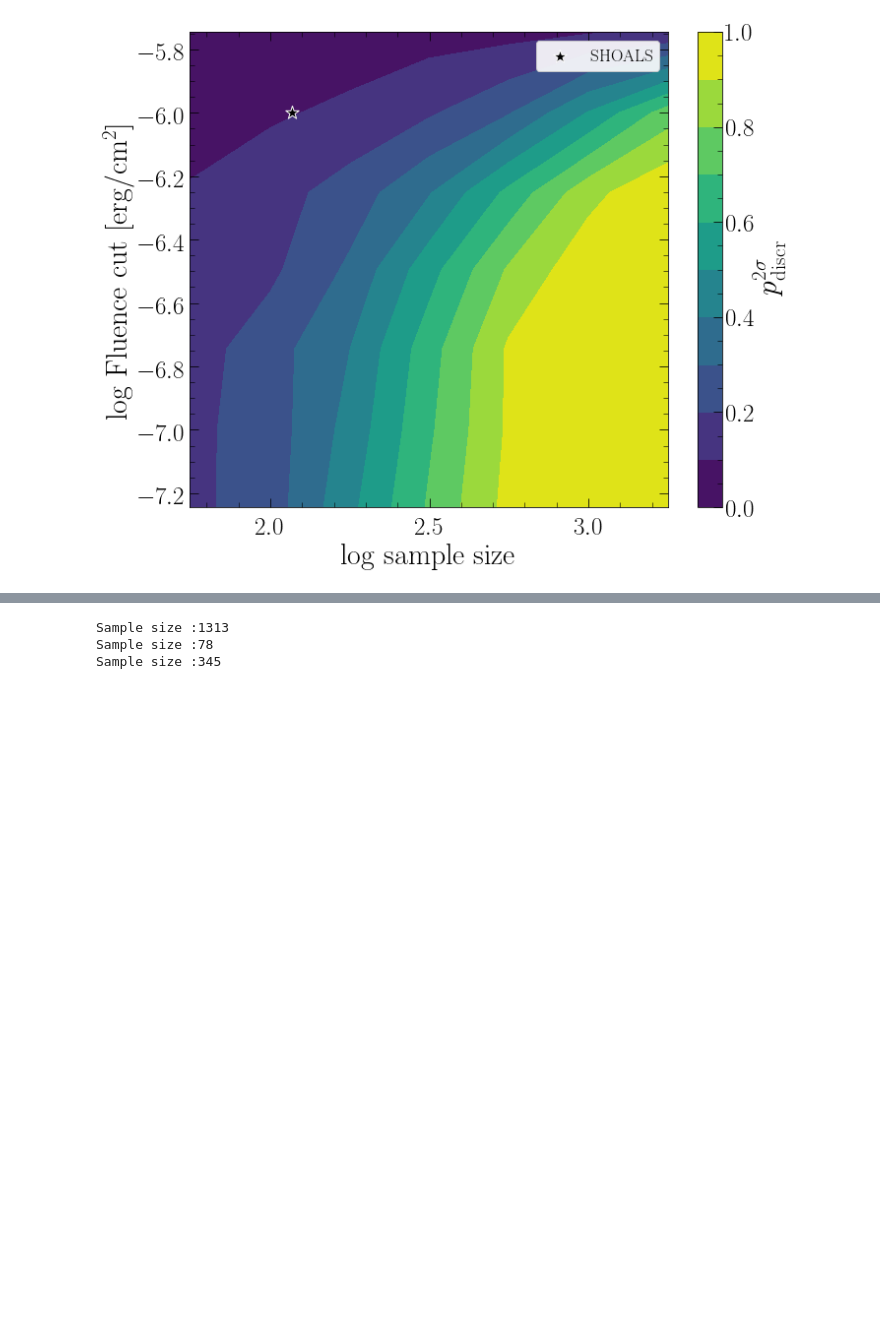
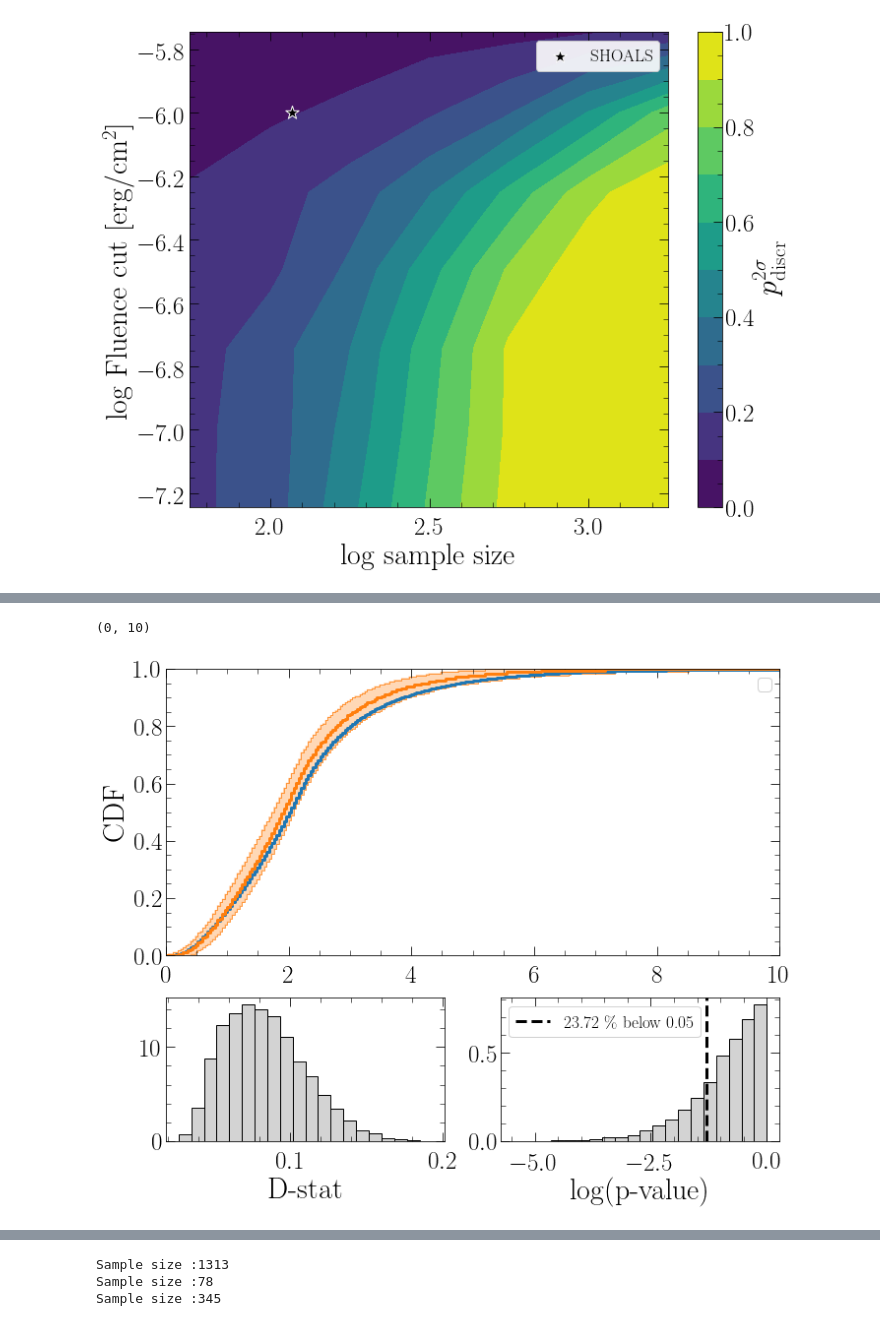
Before and after one commit to JPalmerio/GRB_population_model, a Jupyter notebook: ipynb_codes/Compare_best_models.ipynb, the cells around one changed output, grey strips where cells are left out. Saved outputs shown, nothing was run; the diff lists cells and outputs as text; code cells hidden in the pictures; blank space fills up the shorter version.

```diff
--- a/ipynb_codes/Compare_best_models.ipynb
+++ b/ipynb_codes/Compare_best_models.ipynb
@@ -824,0 +786,11 @@ if not load_files:
+# %%
+subsample_and_KS(dfs['k0_A_nF'][(dfs['k0_A_nF']['pht_pflx_BAT']>=0.387)],
+                             dfs['k2_A_nF'][(dfs['k2_A_nF']['pht_pflx_BAT']>=0.387)],
+                             key='z', create_CDF=True, show_plot=True,
+                             precision=precision,
+                             bins=np.linspace(0,20,precision+1),
+                             N_sub=178,
+                             N_bs=5000,
+                             subsample1=False)
+plt.gcf().axes[0].set_xlim(0,10)
+# %% [output]
@@ -824,0 +802,2 @@ if not load_files:
+(0, 10)
+[figure, added]
```
Also changed, not shown: parts of 15 cells of this notebook, 19 other files.
